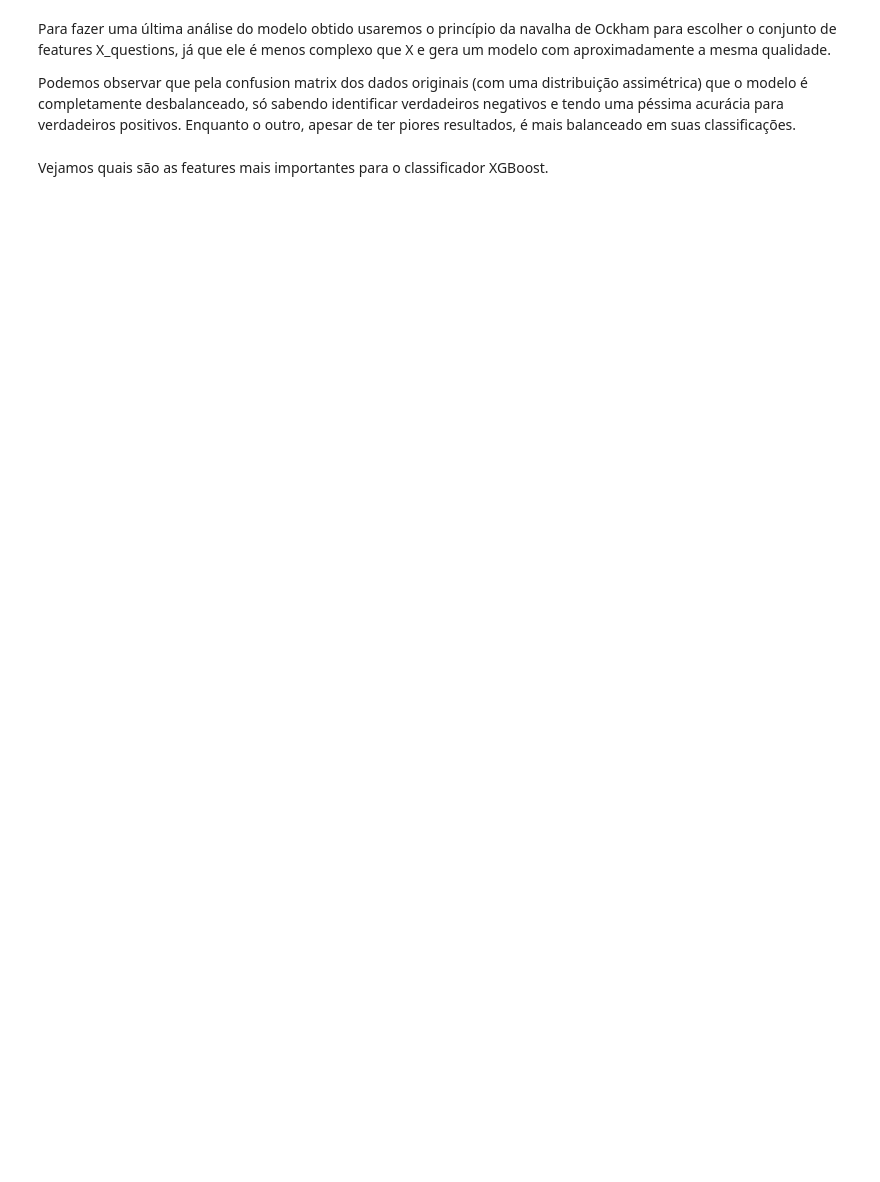
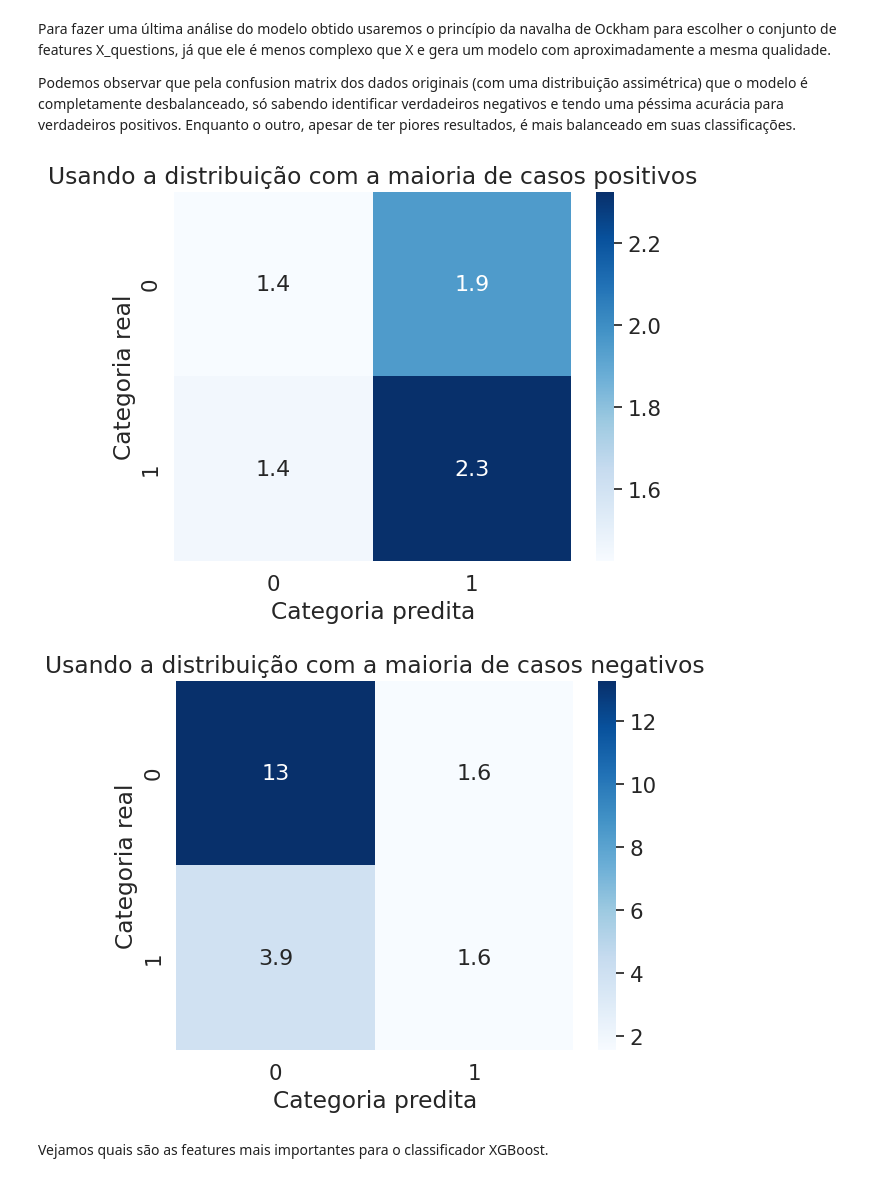
Before and after one commit to VictorHenrique317/ml-projeto-final, a Jupyter notebook: main.ipynb, the cells around one changed output. Cells and saved outputs as stored; diff of their text form; code cells hidden in the pictures; blank space fills up the shorter version.

```diff
--- a/main.ipynb
+++ b/main.ipynb
@@ -45,9 +44,9 @@ Extraindo as 3 diferentes variáveis que indicam se o paciente teve melhora ou n
 # %%
 Y = data.iloc[:, 182:185]
 
-y_vas30 = Y.iloc[:, 0:1].values.ravel()
-y_vas50 = Y.iloc[:, 1:2].values.ravel()
-y_gic = Y.iloc[:, 2:3].values.ravel()
+y_vas30 = pd.DataFrame(Y.iloc[:, 0:1].values.ravel())
+y_vas50 = pd.DataFrame(Y.iloc[:, 1:2].values.ravel())
+y_gic = pd.DataFrame(Y.iloc[:, 2:3].values.ravel())
 # %% [markdown]
 Nesse ponto temos 3 targets diferentes, temos que decidir qual faz mais sentido usar. Pensei que não faria sentido usar uma delas e ignorar o resto, então decidi criar uma nova variável que leva em consideração as 3 diferentes avaliações de melhora (2 do paciente e uma do médico).
 
@@ -55,3 +54,8 @@ Primeiro criei y_perceived, que é a melhora percebida pelo paciente. Ela é def
 # %%
 y_perceived = np.logical_or(y_vas30, y_vas50)
 y_perceived = y_perceived.astype(int)
+y_perceived = pd.DataFrame(y_perceived)
+
+y = np.logical_and(y_perceived, y_gic)
+y = y.astype(int)
+y = pd.DataFrame(y)
@@ -79,7 +78,9 @@ Essa decisão tem um efeito adverso óbvio, o modelo terá uma menor qualidade d
 # %%
+print(y.shape)
 zero_rows = y.index[(y == 0).all(axis=1)] # Achando os indices das linhas que tem y=0
 # Selecionando aleatoriamente uma porcentagem dessas linhas para deletar
-delete_rows = np.random.choice(zero_rows, size=int(len(zero_rows)/1.25), replace=False)
+delete_rows = np.random.choice(zero_rows, size=int(len(zero_rows)/1.04), replace=False)
+# delete_rows = np.random.choice(zero_rows, size=int(len(zero_rows)/1000), replace=False)
 
 # Deletando as linhas selecionadas de todos os conjuntos de features
 X = X.drop(delete_rows)
@@ -88,11 +89,11 @@ X_questions = X_questions.drop(delete_rows)
 X_random = np.delete(X_random, delete_rows, axis=0)
 
 # Deletando as linhas selecionadas de todos os conjuntos targets
-y_gic = np.delete(y_gic, delete_rows)
-y_vas30 = np.delete(y_vas30, delete_rows)
-y_vas50 = np.delete(y_vas50, delete_rows)
-y_perceived = np.delete(y_perceived, delete_rows)
-y = np.delete(y, delete_rows)
+y_gic = y_gic.drop(delete_rows)
+y_vas30 = y_vas30.drop(delete_rows)
+y_vas50 = y_vas50.drop(delete_rows)
+y_perceived = y_perceived.drop(delete_rows)
+y = y.drop(delete_rows)
 
 print(X.shape)
 print(X_questions.shape)
@@ -139,6 +153,17 @@ X = scaler.fit_transform(X)
 X_drugs = scaler.fit_transform(X_drugs)
 X_questions = scaler.fit_transform(X_questions)
 X_random = scaler.fit_transform(X_random)
+
+X = pd.DataFrame(X)
+X_drugs = pd.DataFrame(X_drugs)
+X_questions = pd.DataFrame(X_questions)
+X_random = pd.DataFrame(X_random)
+
+y_gic = pd.DataFrame(y_gic)
+y_vas30 = pd.DataFrame(y_vas30)
+y_vas50 = pd.DataFrame(y_vas50)
+y_perceived = pd.DataFrame(y_perceived)
+y = pd.DataFrame(y)
 # %% [markdown]
 Definindo as funções que irão treinar os diferentes algoritmos que selecionei. Os erros de teste são calculados usando Cross-Validation com 5 "folds" para serem uma melhor aproximação do erro esperado, as acuracias dos modelos também são registradas durante a validação cruzada.
 
@@ -316,30 +327,33 @@ Podemos observar que pela confusion matrix dos dados originais (com uma distribu
 # %%
 def meanConfusionMatrix(X, y, name):
     k = 40
     mean_confusion_matrix = np.zeros((2,2))
     kfold = KFold(n_splits=k, shuffle=True)
 
     for train_index, test_index in kfold.split(X):
-        X_train, X_test = X[train_index], X[test_index]
-        y_train, y_test = y[train_index], y[test_index]
+        X_train, X_test = X.iloc[train_index], X.iloc[test_index]
+        y_train, y_test = y.iloc[train_index], y.iloc[test_index]
 
         clf = xgb.XGBClassifier(max_depth=3,  gamma=0.7, eta=0.01, min_child_weight=1, subsample=0.8,
                             colsample_bytree=0.8, scale_pos_weight=1)
         clf.fit(X_train, y_train)
         y_pred = clf.predict(X_test)
         mean_confusion_matrix += confusion_matrix(y_test, y_pred)
 
     mean_confusion_matrix /= k
     sns.set(font_scale=1.4)
     sns.heatmap(mean_confusion_matrix, annot=True, annot_kws={"size": 16}, cmap='Blues', fmt='.2g')
 
     plt.title(name)
     plt.xlabel('Categoria predita')
     plt.ylabel('Categoria real')
     plt.show()
 
-meanConfusionMatrix(X_questions, y, 'Confusion matrix usando X_questions bem distribuido')
-Image(filename='plots/manual/confusion_matrix_original_data.png')
+meanConfusionMatrix(X_questions, y, 'Usando a distribuição com a maioria de casos positivos')
+Image(filename='plots/manual/confusion_matrix_negative_distribution.png')
+# %% [output]
+[figure, added]
+[figure, added]
 # %% [markdown]
 Vejamos quais são as features mais importantes para o classificador XGBoost.
 # %%
```
Also changed, not shown: parts of 17 cells of this notebook, 16 other files.
